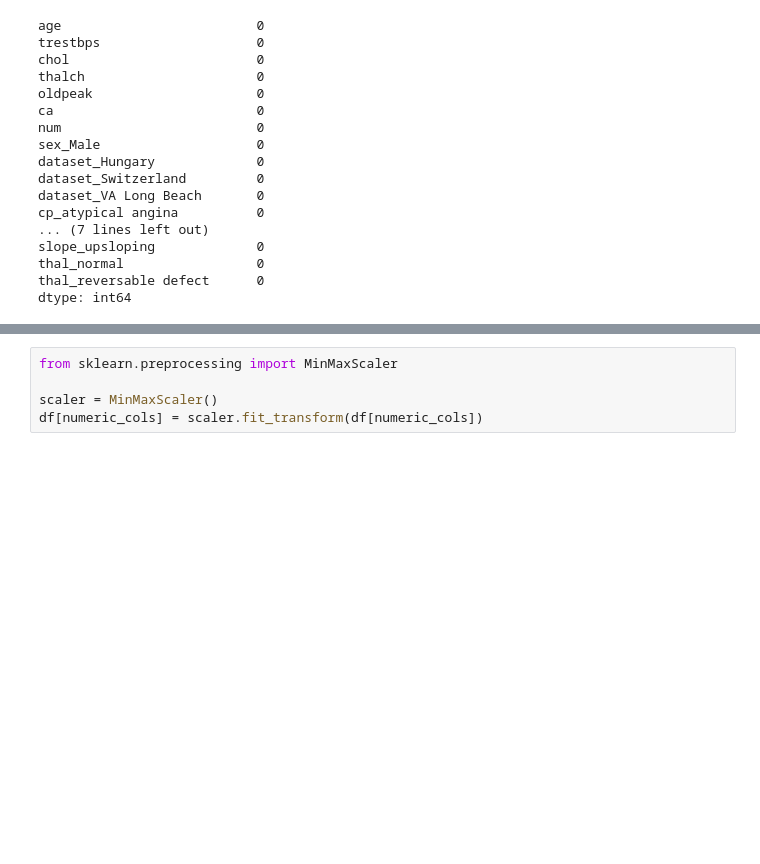
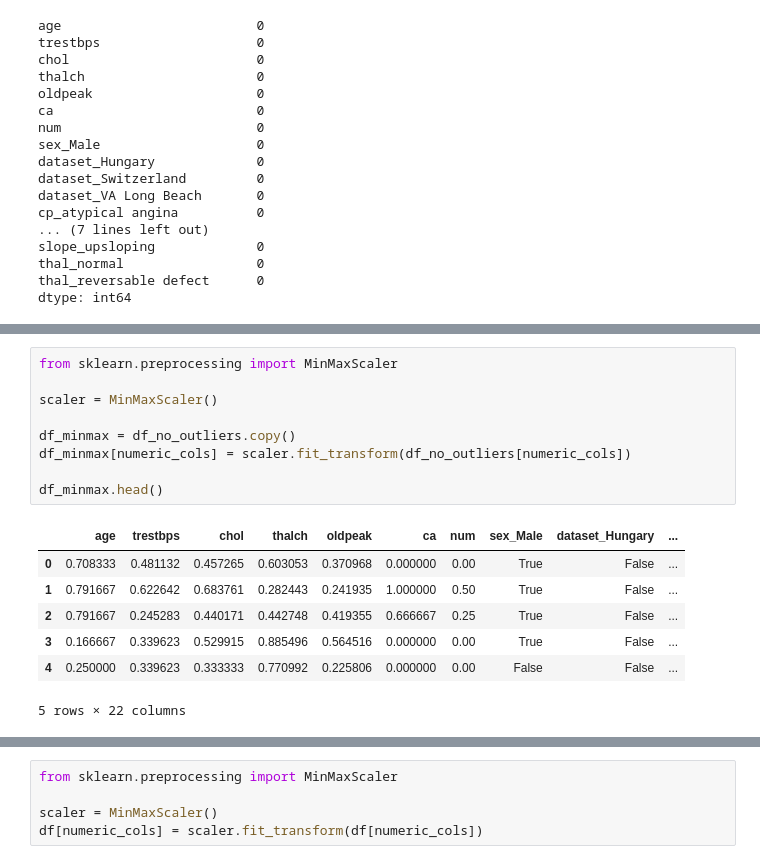
Before and after one commit to danahalghamdi80-ctrl/lap4, a Jupyter notebook: Heart_Disease_Data_Quality.ipynb, the cells around one changed output, grey strips where cells are left out. Cells and saved outputs as stored; diff of their text form; blank space fills up the shorter version.

```diff
--- a/Heart_Disease_Data_Quality.ipynb
+++ b/Heart_Disease_Data_Quality.ipynb
@@ -202,0 +265,17 @@ This is useful when you want all numerical features on the same bounded scale.
+# %%
+from sklearn.preprocessing import MinMaxScaler
+
+scaler = MinMaxScaler()
+
+df_minmax = df_no_outliers.copy()
+df_minmax[numeric_cols] = scaler.fit_transform(df_no_outliers[numeric_cols])
+
+df_minmax.head()
+# %% [output]
+|  | age | trestbps | chol | thalch | oldpeak | ca | num | sex_Male | dataset_Hungary | ... |
+| 0 | 0.708333 | 0.481132 | 0.457265 | 0.603053 | 0.370968 | 0.000000 | 0.00 | True | False | ... |
+| 1 | 0.791667 | 0.622642 | 0.683761 | 0.282443 | 0.241935 | 1.000000 | 0.50 | True | False | ... |
+| 2 | 0.791667 | 0.245283 | 0.440171 | 0.442748 | 0.419355 | 0.666667 | 0.25 | True | False | ... |
+| 3 | 0.166667 | 0.339623 | 0.529915 | 0.885496 | 0.564516 | 0.000000 | 0.00 | True | False | ... |
+| 4 | 0.250000 | 0.339623 | 0.333333 | 0.770992 | 0.225806 | 0.000000 | 0.00 | False | False | ... |
+5 rows × 22 columns
```
Also changed, not shown: parts of 19 cells of this notebook.
